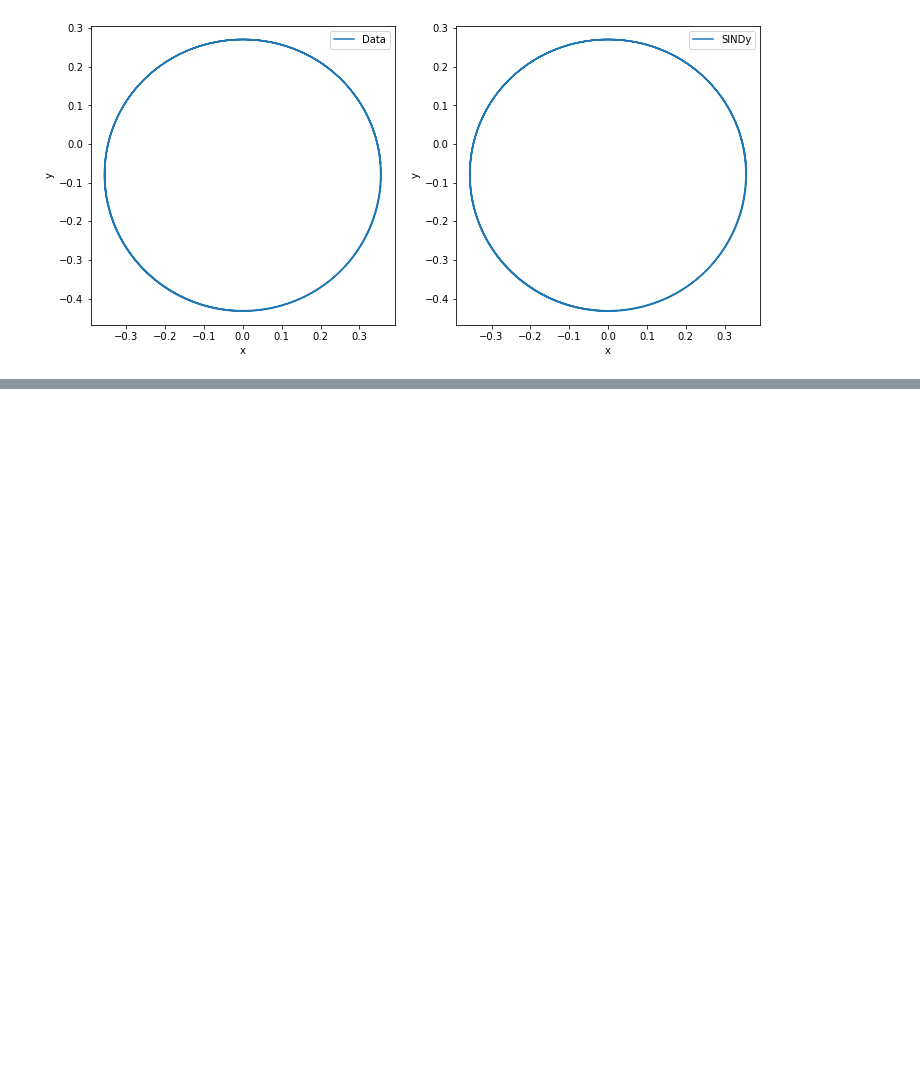
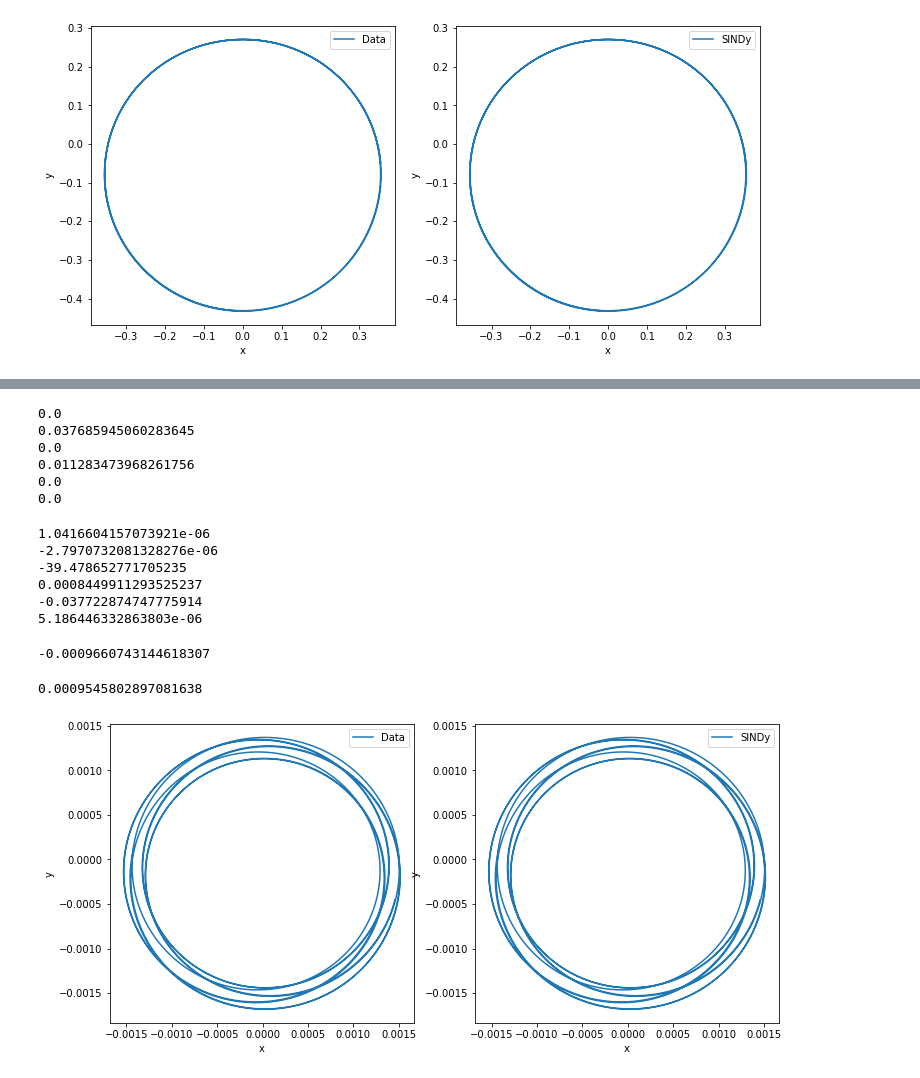
Before and after one commit to tobiashalling/SolarSINDy, a Jupyter notebook: 3_body/3_body.ipynb, the cells around one changed output, grey strips where cells are left out. Cells and saved outputs as stored; diff of their text form; code cells hidden in the pictures; blank space fills up the shorter version.

```diff
--- a/3_body/3_body.ipynb
+++ b/3_body/3_body.ipynb
@@ -205,0 +374,36 @@ plot(axsat, aysat, a4, a5)
+# %%
+print(coefm[1, 0])
+print(coefm[1, 1])
+print(coefm[1, 2])
+print(coefm[1, 3])
+print(coefm[1, 4])
+print(coefm[1, 5])
+# %% [output]
+0.0
+0.037685945060283645
+0.0
+0.011283473968261756
+0.0
+0.0
+# %%
+print(coefm[4, 0])
+print(coefm[4, 1])
+print(coefm[4, 2])
+print(coefm[4, 3])
+print(coefm[4, 4])
+print(coefm[4, 5])
+# %% [output]
+1.0416604157073921e-06
+-2.7970732081328276e-06
+-39.478652771705235
+0.0008449911293525237
+-0.037722874747775914
+5.186446332863803e-06
+# %%
+coef[4, 4]/39.479
+# %% [output]
+-0.0009660743144618307
+# %%
+coef[0, 0]/39.479
+# %% [output]
+0.0009545802897081638
@@ -205,0 +412,6 @@ plot(axsat, aysat, a4, a5)
+# %%
+am = f_3(pm, coefm)
+# %%
+plot(amxsun, amysun, am[0], am[1])
+# %% [output]
+[figure, added]
```
Also changed, not shown: parts of 15 cells of this notebook, 12 other files.
